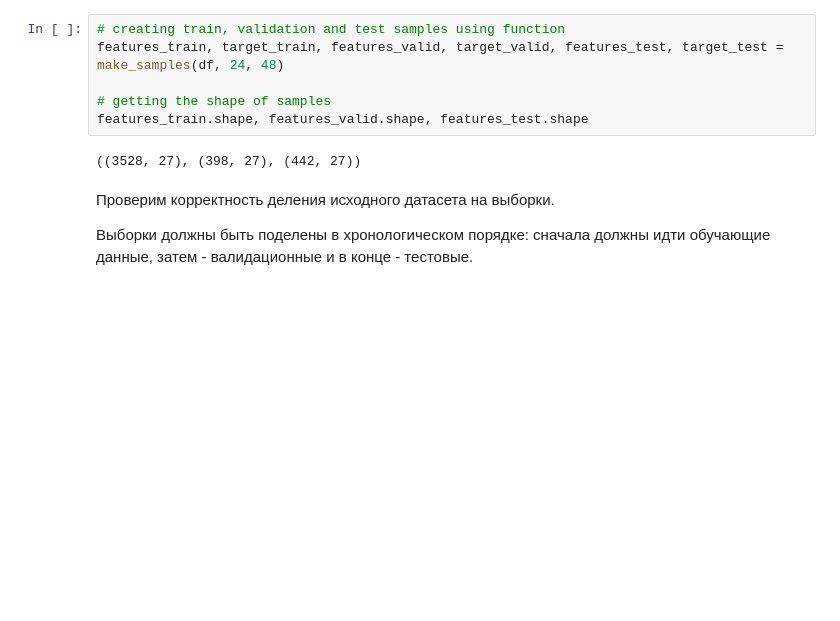
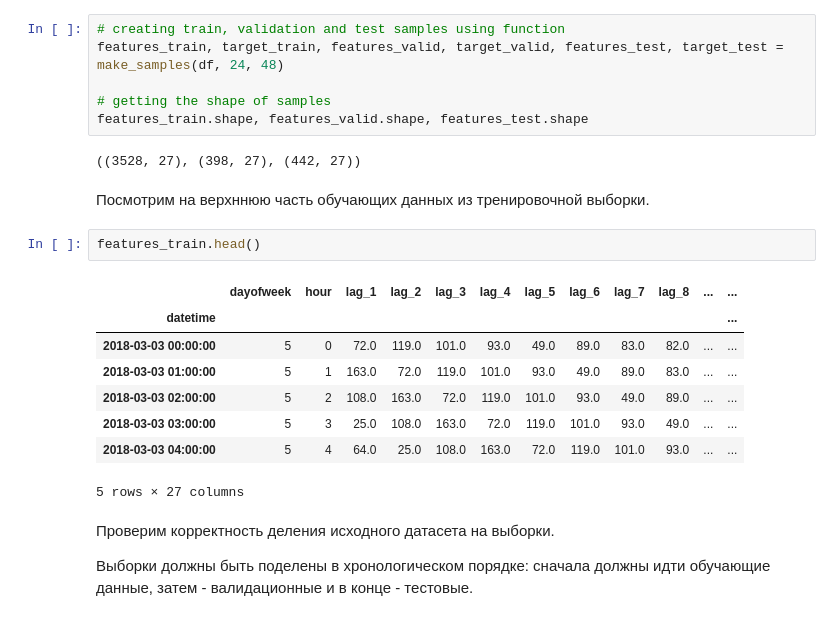
Before and after one commit to IldarGatinKzn/Educational, a Jupyter notebook: Orders for the next hour/orders_for_next_hour.ipynb, the cells around one changed output. Drawn from its saved outputs; the diff is of its cells as text; blank space fills up the shorter version.

```diff
--- a/Orders for the next hour/orders_for_next_hour.ipynb
+++ b/Orders for the next hour/orders_for_next_hour.ipynb
@@ -227,6 +239,19 @@ features_train, target_train, features_valid, target_valid, features_test, targe
 features_train.shape, features_valid.shape, features_test.shape
 # %% [output]
 ((3528, 27), (398, 27), (442, 27))
+# %% [markdown]
+Посмотрим на верхннюю часть обучающих данных из тренировочной выборки.
+# %%
+features_train.head()
+# %% [output]
+|  | dayofweek | hour | lag_1 | lag_2 | lag_3 | lag_4 | lag_5 | lag_6 | lag_7 | lag_8 | ... | ... |
+| datetime |  |  |  |  |  |  |  |  |  |  |  | ... |
+| 2018-03-03 00:00:00 | 5 | 0 | 72.0 | 119.0 | 101.0 | 93.0 | 49.0 | 89.0 | 83.0 | 82.0 | ... | ... |
+| 2018-03-03 01:00:00 | 5 | 1 | 163.0 | 72.0 | 119.0 | 101.0 | 93.0 | 49.0 | 89.0 | 83.0 | ... | ... |
+| 2018-03-03 02:00:00 | 5 | 2 | 108.0 | 163.0 | 72.0 | 119.0 | 101.0 | 93.0 | 49.0 | 89.0 | ... | ... |
+| 2018-03-03 03:00:00 | 5 | 3 | 25.0 | 108.0 | 163.0 | 72.0 | 119.0 | 101.0 | 93.0 | 49.0 | ... | ... |
+| 2018-03-03 04:00:00 | 5 | 4 | 64.0 | 25.0 | 108.0 | 163.0 | 72.0 | 119.0 | 101.0 | 93.0 | ... | ... |
+5 rows × 27 columns
 # %% [markdown]
 Проверим корректность деления исходного датасета на выборки.
 
```
Also changed, not shown: parts of 5 cells of this notebook.
